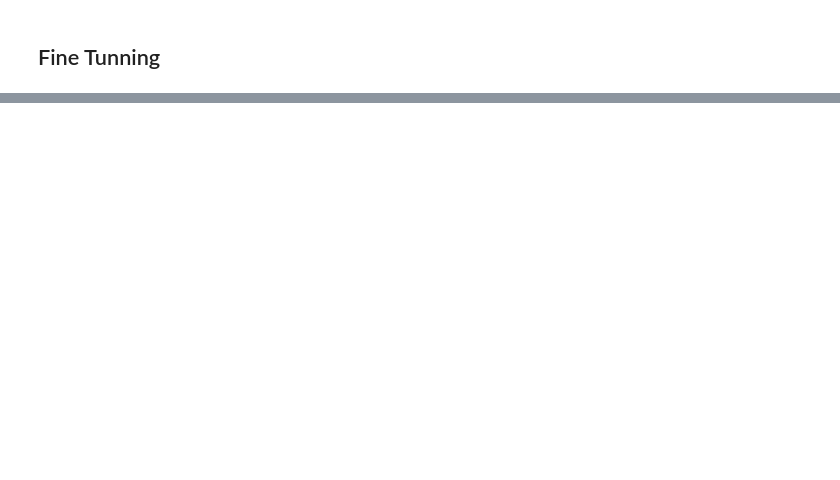
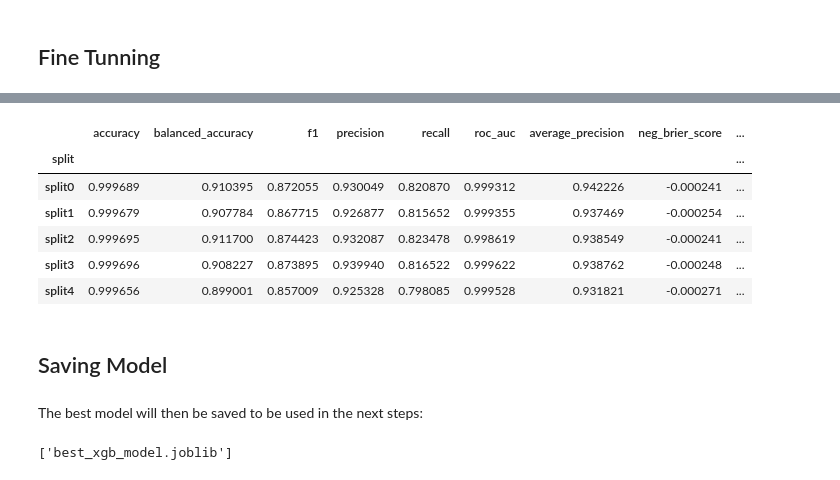
Before and after one commit to elaragao/Portifolio, a Jupyter notebook: Fraud Detection/2.2 - Modeling_FineTunning.ipynb, the cells around one changed output, grey strips where cells are left out. Drawn from its saved outputs; the diff is of its cells as text; code cells hidden in the pictures; blank space fills up the shorter version.

```diff
--- a/Fraud Detection/2.2 - Modeling_FineTunning.ipynb
+++ b/Fraud Detection/2.2 - Modeling_FineTunning.ipynb
@@ -154,34 +153,0 @@ joblib.dump(grid_search.best_estimator_, filename)
-# %%
-def get_mean_and_std_from_grid_search_best_estimator(
-    grid_search: GridSearchCV,
-) -> pd.DataFrame:
-    """
-    Get mean and std scores for the best estimator from a GridSearchCV object.
-
-    Parameters
-    ----------
-    grid_search : GridSearchCV
-        Fitted GridSearchCV object.
-
-    Returns
-    -------
-    pd.DataFrame
-        DataFrame with mean and std scores for the best estimator
-    """
-    best_estimator_index = grid_search.best_index_
-    cv_results = grid_search.cv_results_
-
-    mean_scores = {}
-    std_scores = {}
-
-    for metric in grid_search.scoring:
-        mean_scores[metric] = cv_results[f"mean_test_{metric}"][best_estimator_index]
-        std_scores[metric] = cv_results[f"std_test_{metric}"][best_estimator_index]
-
-    # create dataframe with mean and std scores for each metric
-    # metric | mean | std
-    df_mean_scores = pd.DataFrame(mean_scores, index=["score"]).T
-    df_std_scores = pd.DataFrame(std_scores, index=["std"]).T
-    df_mean_std_scores = pd.concat([df_mean_scores, df_std_scores], axis=1)
-
-    return df_mean_std_scores
@@ -188,2 +193,2 @@ def get_mean_and_std_from_grid_search_best_estimator(
 # %%
-get_mean_and_std_from_grid_search_best_estimator(grid_search)
+df_mean, df_split = get_mean_and_std_from_grid_search_best_estimator(grid_search)
@@ -224,0 +208,21 @@ grid_search.best_index_
+# %%
+df_split
+# %% [output]
+|  | accuracy | balanced_accuracy | f1 | precision | recall | roc_auc | average_precision | neg_brier_score | ... |
+| split |  |  |  |  |  |  |  |  | ... |
+| split0 | 0.999689 | 0.910395 | 0.872055 | 0.930049 | 0.820870 | 0.999312 | 0.942226 | -0.000241 | ... |
+| split1 | 0.999679 | 0.907784 | 0.867715 | 0.926877 | 0.815652 | 0.999355 | 0.937469 | -0.000254 | ... |
+| split2 | 0.999695 | 0.911700 | 0.874423 | 0.932087 | 0.823478 | 0.998619 | 0.938549 | -0.000241 | ... |
+| split3 | 0.999696 | 0.908227 | 0.873895 | 0.939940 | 0.816522 | 0.999622 | 0.938762 | -0.000248 | ... |
+| split4 | 0.999656 | 0.899001 | 0.857009 | 0.925328 | 0.798085 | 0.999528 | 0.931821 | -0.000271 | ... |
+# %% [markdown]
+## Saving Model
+# %% [markdown]
+The best model will then be saved to be used in the next steps:
+# %%
+import joblib
+filename = 'best_xgb_model.joblib'
+
+joblib.dump(grid_search.best_estimator_, filename)
+# %% [output]
+['best_xgb_model.joblib']
```
Also changed, not shown: parts of 14 cells of this notebook, 1 other file.
